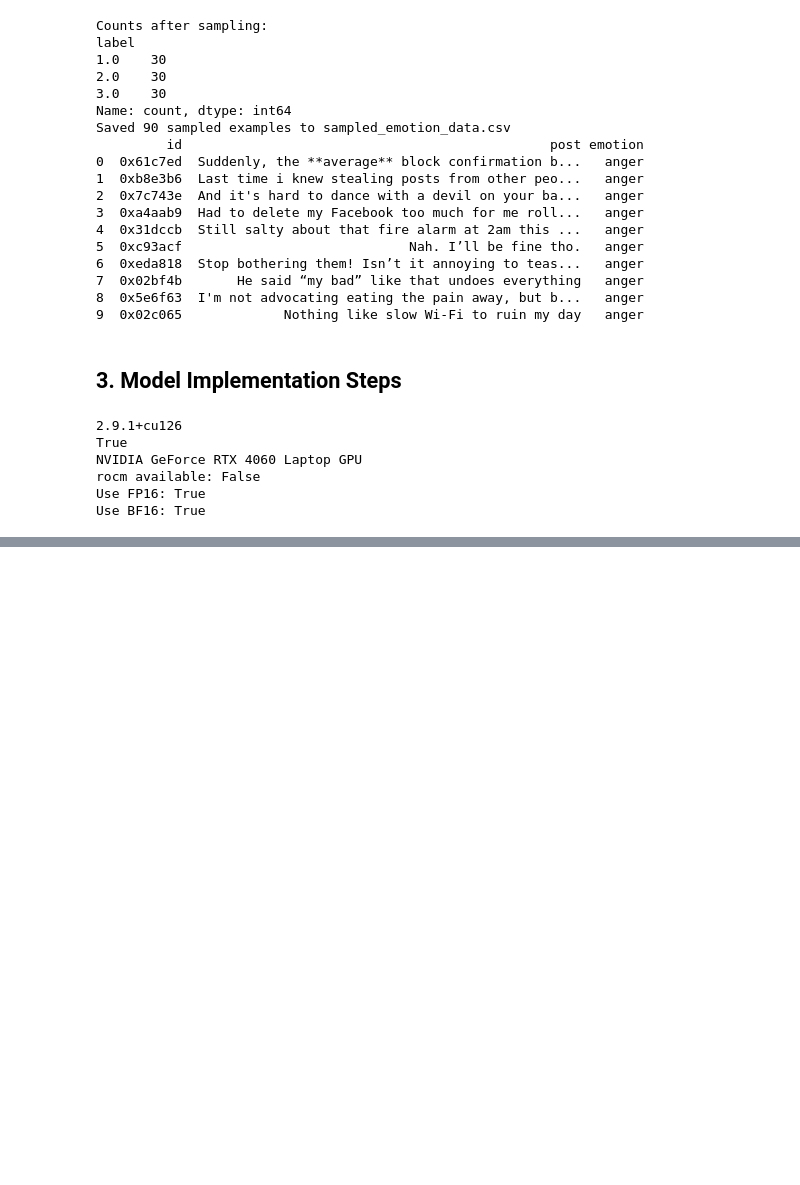
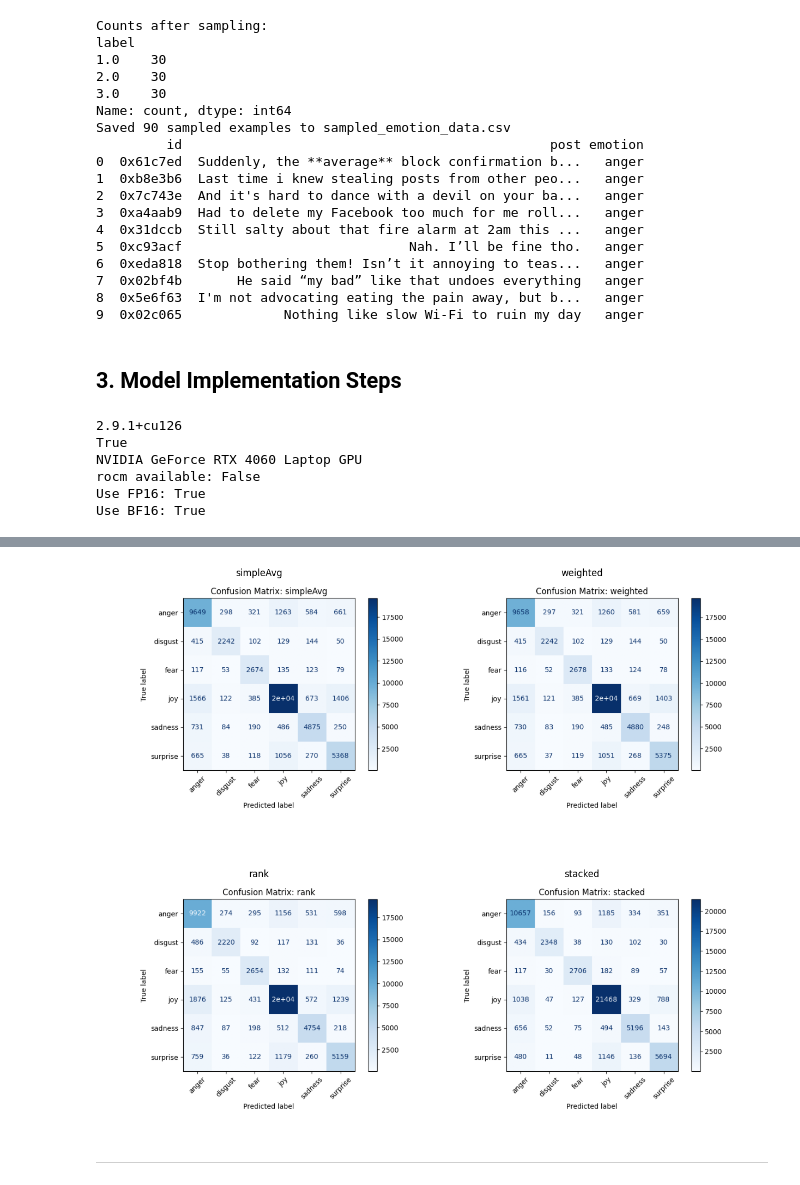
Before and after one commit to MigzAvila/DM2025-Lab2-Exercise, a Jupyter notebook: DM2025-Lab2-Homework.ipynb, the cells around one changed output, grey strips where cells are left out. Cells and saved outputs as stored; diff of their text form; code cells hidden in the pictures; blank space fills up the shorter version.

Commit message:
added confussion matrix for techniques

```diff
--- a/DM2025-Lab2-Homework.ipynb
+++ b/DM2025-Lab2-Homework.ipynb
@@ -731,3 +729,27 @@ Computed stacked
+# %%
+cm_dir = "./submit/confusion_matrix"
+files = [
+    "confusion_matrix_simpleAvg.png",
+    "confusion_matrix_weighted.png",
+    "confusion_matrix_rank.png",
+    "confusion_matrix_stacked.png"
+]
+
+# Display all confusion matrices
+plt.figure(figsize=(12, 12))
+for i, f in enumerate(files, 1):
+    img_path = os.path.join(cm_dir, f)
+    img = mpimg.imread(img_path)
+    plt.subplot(2, 2, i)
+    plt.imshow(img)
+    plt.axis('off')
+    plt.title(f.replace("confusion_matrix_", "").replace(".png", ""))
+plt.tight_layout()
+plt.show()
+# %% [output]
+[figure, added]
+# %% [markdown]
+----
 # %% [markdown]
 # Report
 
```
Also changed, not shown: parts of 5 cells of this notebook.
